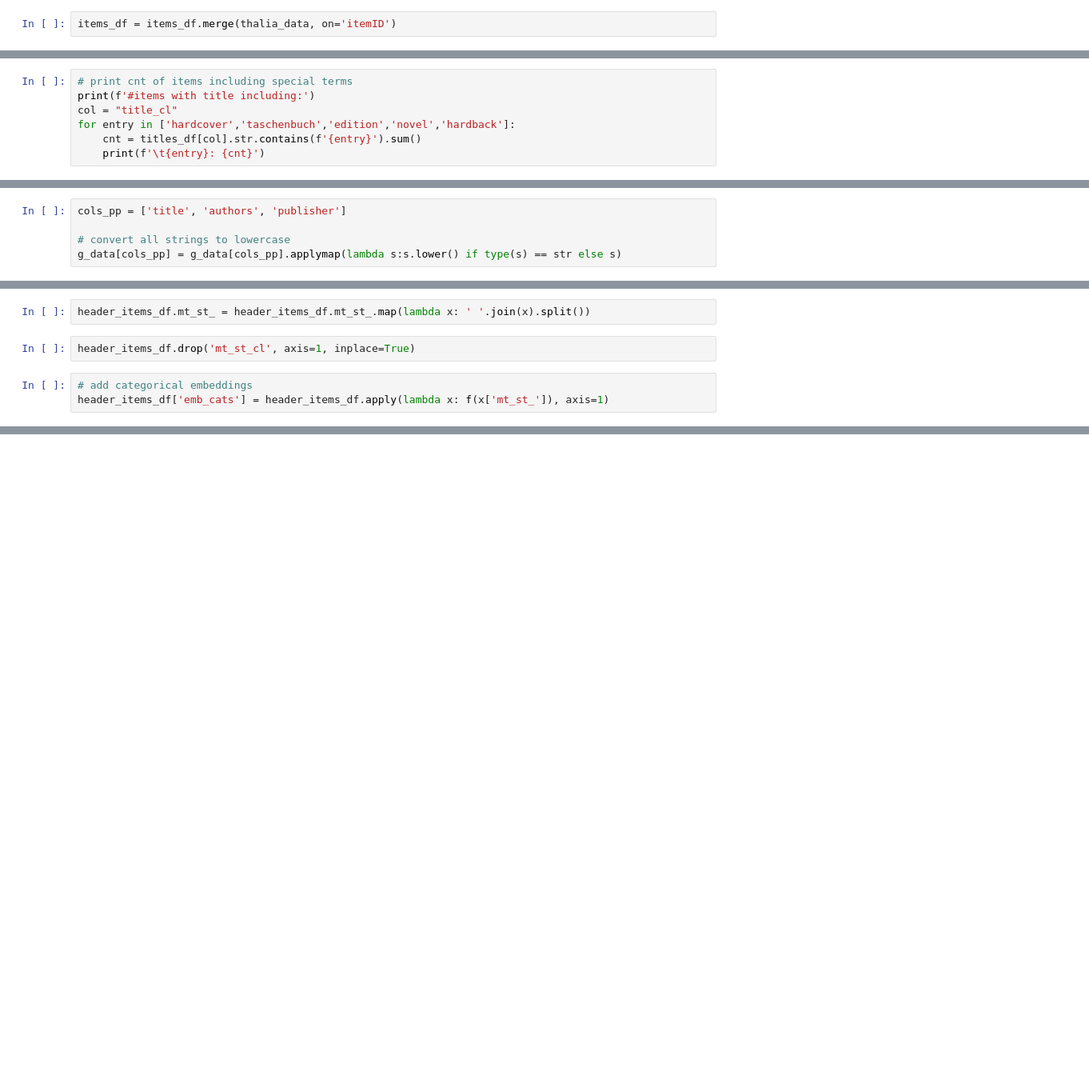
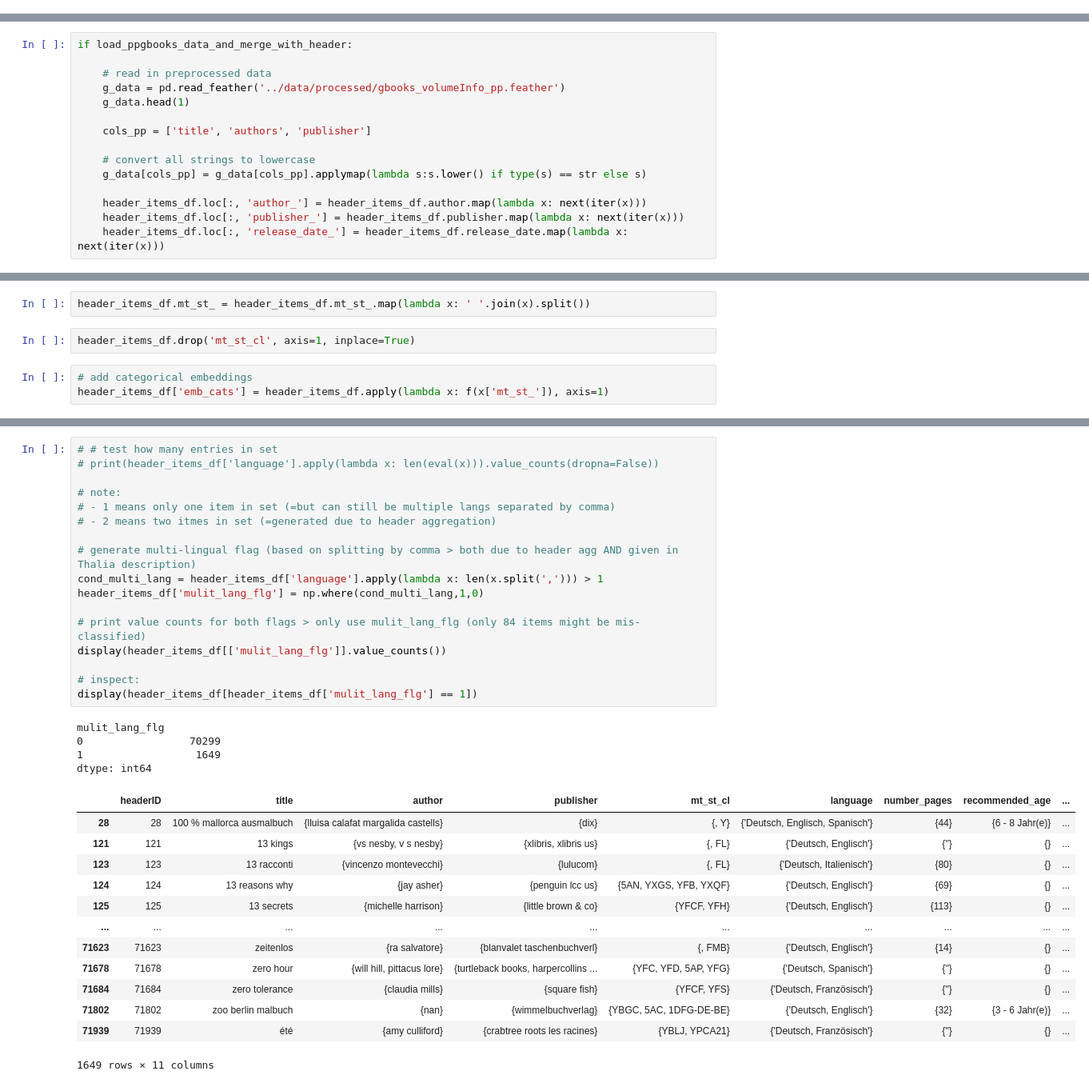
Before and after one commit to esthervogt/dmcup2021, a Jupyter notebook: notebooks/data_preprocessing.ipynb, the cells around one changed output, grey strips where cells are left out. Shown: that part at 80% size. Saved outputs shown, nothing was run; the diff lists cells and outputs as text; blank space fills up the shorter version.

```diff
--- a/notebooks/data_preprocessing.ipynb
+++ b/notebooks/data_preprocessing.ipynb
@@ -404,2 +525,0 @@ print(thalia_data.head(5))
-# %%
-items_df = items_df.merge(thalia_data, on='itemID')
@@ -525,7 +728,0 @@ for book in ['unsterblich 02 - tor der nacht','meine kindergarten-freunde (pferd
-# %%
-# print cnt of items including special terms
-print(f'#items with title including:')
-col = "title_cl"
-for entry in ['hardcover','taschenbuch','edition','novel','hardback']:
-    cnt = titles_df[col].str.contains(f'{entry}').sum()
-    print(f'\t{entry}: {cnt}')
@@ -725,5 +936,15 @@ g_data.head(1)
 # %%
-cols_pp = ['title', 'authors', 'publisher']
+if load_ppgbooks_data_and_merge_with_header:
 
-# convert all strings to lowercase
-g_data[cols_pp] = g_data[cols_pp].applymap(lambda s:s.lower() if type(s) == str else s)
+    # read in preprocessed data
+    g_data = pd.read_feather('../data/processed/gbooks_volumeInfo_pp.feather')
+    g_data.head(1)
+
+    cols_pp = ['title', 'authors', 'publisher']
+
+    # convert all strings to lowercase
+    g_data[cols_pp] = g_data[cols_pp].applymap(lambda s:s.lower() if type(s) == str else s)
+
+    header_items_df.loc[:, 'author_'] = header_items_df.author.map(lambda x: next(iter(x)))
+    header_items_df.loc[:, 'publisher_'] = header_items_df.publisher.map(lambda x: next(iter(x)))
+    header_items_df.loc[:, 'release_date_'] = header_items_df.release_date.map(lambda x: next(iter(x)))
@@ -1220,0 +1263,35 @@ header_items_df
+# %%
+# # test how many entries in set
+# print(header_items_df['language'].apply(lambda x: len(eval(x))).value_counts(dropna=False))
+
+# note:
+# - 1 means only one item in set (=but can still be multiple langs separated by comma)
+# - 2 means two itmes in set (=generated due to header aggregation)
+
+# generate multi-lingual flag (based on splitting by comma > both due to header agg AND given in Thalia description)
+cond_multi_lang = header_items_df['language'].apply(lambda x: len(x.split(','))) > 1
+header_items_df['mulit_lang_flg'] = np.where(cond_multi_lang,1,0)
+
+# print value counts for both flags > only use mulit_lang_flg (only 84 items might be mis-classified)
+display(header_items_df[['mulit_lang_flg']].value_counts())
+
+# inspect:
+display(header_items_df[header_items_df['mulit_lang_flg'] == 1])
+# %% [output]
+mulit_lang_flg
+0                 70299
+1                  1649
+dtype: int64
+|  | headerID | title | author | publisher | mt_st_cl | language | number_pages | recommended_age | ... |
+| 28 | 28 | 100 % mallorca ausmalbuch | {lluisa calafat margalida castells} | {dix} | {, Y} | {'Deutsch, Englisch, Spanisch'} | {44} | {6 - 8 Jahr(e)} | ... |
+| 121 | 121 | 13 kings | {vs nesby, v s nesby} | {xlibris, xlibris us} | {, FL} | {'Deutsch, Englisch'} | {''} | {} | ... |
+| 123 | 123 | 13 racconti | {vincenzo montevecchi} | {lulucom} | {, FL} | {'Deutsch, Italienisch'} | {80} | {} | ... |
+| 124 | 124 | 13 reasons why | {jay asher} | {penguin lcc us} | {5AN, YXGS, YFB, YXQF} | {'Deutsch, Englisch'} | {69} | {} | ... |
+| 125 | 125 | 13 secrets | {michelle harrison} | {little brown & co} | {YFCF, YFH} | {'Deutsch, Englisch'} | {113} | {} | ... |
+| ... | ... | ... | ... | ... | ... | ... | ... | ... | ... |
+| 71623 | 71623 | zeitenlos | {ra salvatore} | {blanvalet taschenbuchverl} | {, FMB} | {'Deutsch, Englisch'} | {14} | {} | ... |
+| 71678 | 71678 | zero hour | {will hill, pittacus lore} | {turtleback books, harpercollins ... | {YFC, YFD, 5AP, YFG} | {'Deutsch, Spanisch'} | {''} | {} | ... |
+| 71684 | 71684 | zero tolerance | {claudia mills} | {square fish} | {YFCF, YFS} | {'Deutsch, Französisch'} | {''} | {} | ... |
+| 71802 | 71802 | zoo berlin malbuch | {nan} | {wimmelbuchverlag} | {YBGC, 5AC, 1DFG-DE-BE} | {'Deutsch, Englisch'} | {32} | {3 - 6 Jahr(e)} | ... |
+| 71939 | 71939 | été | {amy culliford} | {crabtree roots les racines} | {YBLJ, YPCA21} | {'Deutsch, Französisch'} | {''} | {} | ... |
+1649 rows × 11 columns
```
Also changed, not shown: parts of 209 cells of this notebook.
